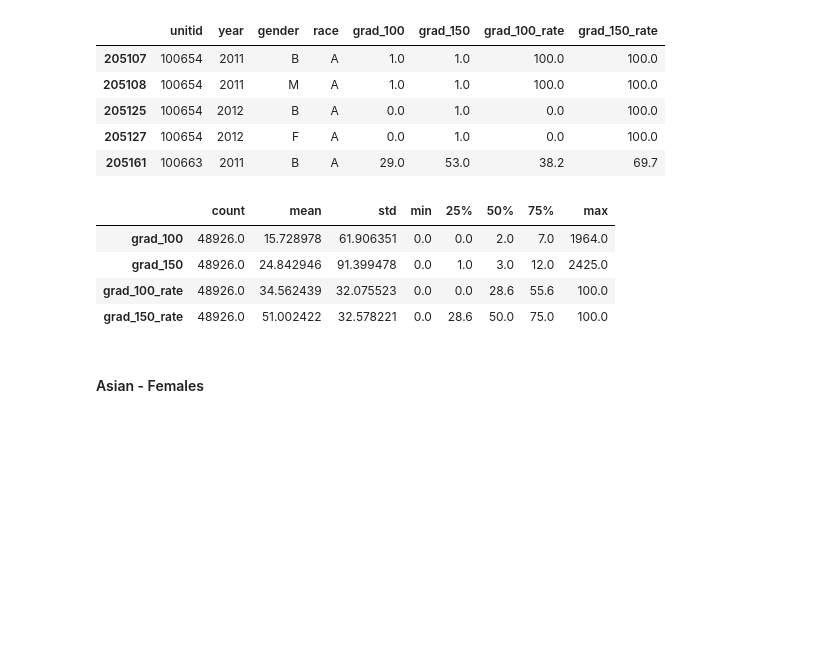
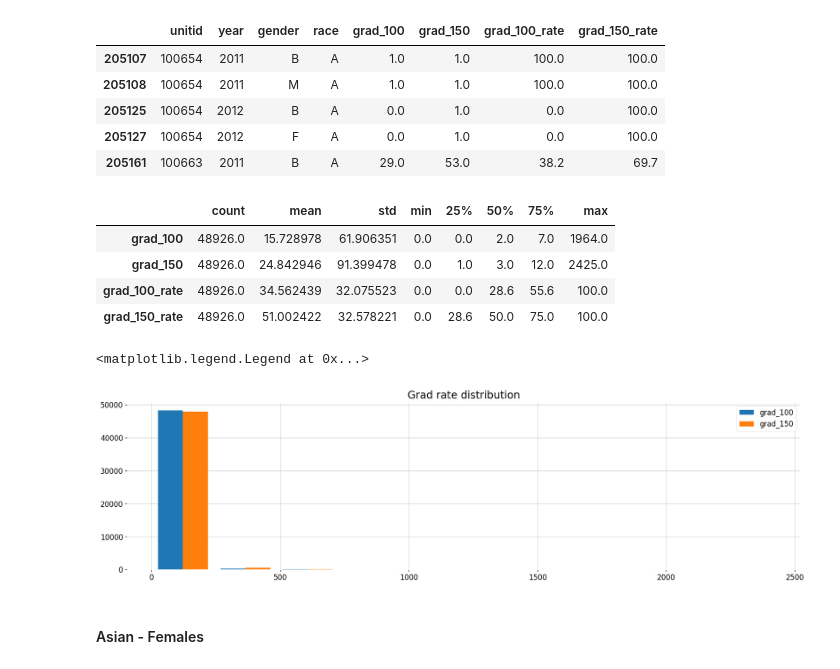
Before and after one commit to ezztherose/TIA-Scraping, a Jupyter notebook: notebooks/institution.ipynb, the cells around one changed output. Drawn from its saved outputs; the diff is of its cells as text; code cells hidden in the pictures; blank space fills up the shorter version.

Commit message:
graphs of grad_100 and grad_150 for race and race-gender

```diff
--- a/notebooks/institution.ipynb
+++ b/notebooks/institution.ipynb
@@ -321,6 +321,17 @@ des_asian
 | grad_150 | 48926.0 | 24.842946 | 91.399478 | 0.0 | 1.0 | 3.0 | 12.0 | 2425.0 |
 | grad_100_rate | 48926.0 | 34.562439 | 32.075523 | 0.0 | 0.0 | 28.6 | 55.6 | 100.0 |
 | grad_150_rate | 48926.0 | 51.002422 | 32.578221 | 0.0 | 28.6 | 50.0 | 75.0 | 100.0 |
+# %%
+asian_grad = asian[['grad_100', 'grad_150']].copy()
+# %%
+fig, ax = plt.subplots()
+ax.hist(asian_grad)
+names = ['grad_100', 'grad_150']
+plt.title('Grad rate distribution')
+plt.legend(names)
+# %% [output]
+<matplotlib.legend.Legend at 0x...>
+[figure, added]
 # %% [markdown]
 #### Asian - Females
 # %%
```
Also changed, not shown: parts of 22 cells of this notebook.
